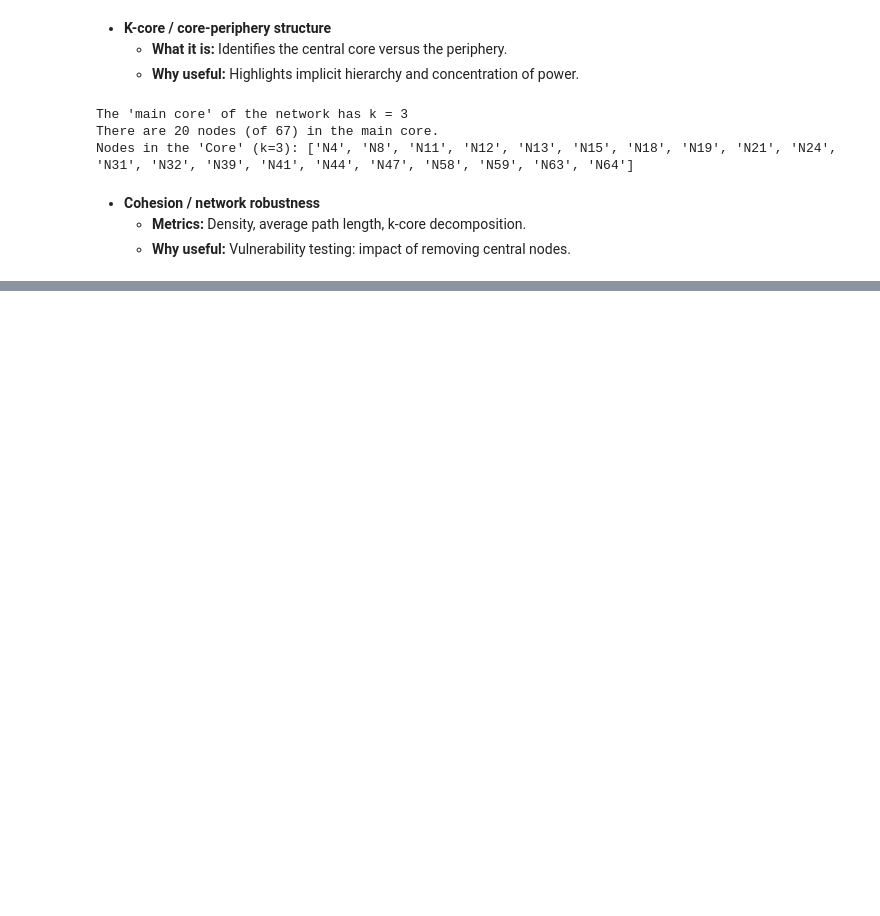
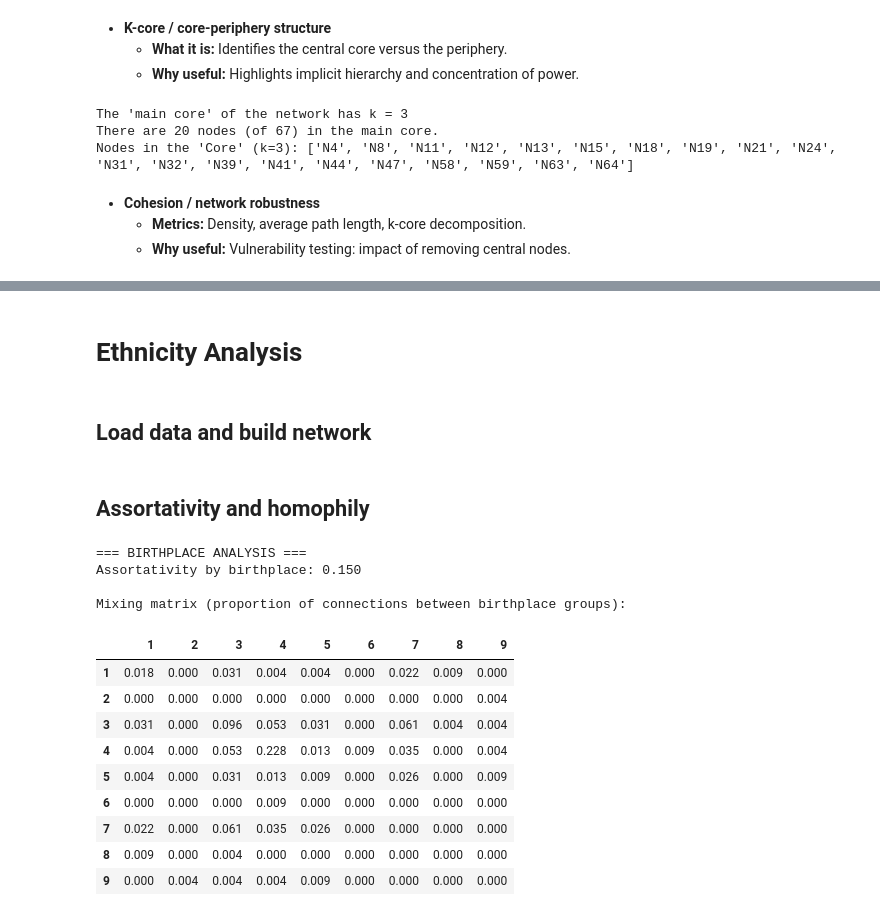
Before and after one commit to leovora/SNA_project, a Jupyter notebook: src/italian_gang.ipynb, the cells around one changed output, grey strips where cells are left out. Cells and saved outputs as stored; diff of their text form; code cells hidden in the pictures; blank space fills up the shorter version.

Commit message:
Added Ethnicity Analysis

```diff
--- a/src/italian_gang.ipynb
+++ b/src/italian_gang.ipynb
@@ -418,0 +419,2 @@ Network after removal of key nodes
+# %% [markdown]
+# Ethnicity Analysis
@@ -418,0 +425,2 @@ Network after removal of key nodes
+# %% [markdown]
+## Load data and build network
@@ -418,0 +440,31 @@ Network after removal of key nodes
+# %% [markdown]
+## Assortativity and homophily
+# %%
+print("\n=== BIRTHPLACE ANALYSIS ===")
+if all('country' in G.nodes[n] for n in G.nodes()):
+    r = nx.attribute_assortativity_coefficient(G, "country")
+    print(f"Assortativity by birthplace: {r:.3f}")
+
+    # Mixing matrix
+    mix = nx.attribute_mixing_matrix(G, "country", normalized=True)
+    ethnicities = sorted(set(nx.get_node_attributes(G, 'country').values()))
+    mix_df = pd.DataFrame(mix, index=ethnicities, columns=ethnicities)
+    print("\nMixing matrix (proportion of connections between birthplace groups):")
+    display(mix_df.round(3))
+else:
+    print("No 'country' attribute found in nodes.")
+# %% [output]
+=== BIRTHPLACE ANALYSIS ===
+Assortativity by birthplace: 0.150
+
+Mixing matrix (proportion of connections between birthplace groups):
+|  | 1 | 2 | 3 | 4 | 5 | 6 | 7 | 8 | 9 |
+| 1 | 0.018 | 0.000 | 0.031 | 0.004 | 0.004 | 0.000 | 0.022 | 0.009 | 0.000 |
+| 2 | 0.000 | 0.000 | 0.000 | 0.000 | 0.000 | 0.000 | 0.000 | 0.000 | 0.004 |
+| 3 | 0.031 | 0.000 | 0.096 | 0.053 | 0.031 | 0.000 | 0.061 | 0.004 | 0.004 |
+| 4 | 0.004 | 0.000 | 0.053 | 0.228 | 0.013 | 0.009 | 0.035 | 0.000 | 0.004 |
+| 5 | 0.004 | 0.000 | 0.031 | 0.013 | 0.009 | 0.000 | 0.026 | 0.000 | 0.009 |
+| 6 | 0.000 | 0.000 | 0.000 | 0.009 | 0.000 | 0.000 | 0.000 | 0.000 | 0.000 |
+| 7 | 0.022 | 0.000 | 0.061 | 0.035 | 0.026 | 0.000 | 0.000 | 0.000 | 0.000 |
+| 8 | 0.009 | 0.000 | 0.004 | 0.000 | 0.000 | 0.000 | 0.000 | 0.000 | 0.000 |
+| 9 | 0.000 | 0.004 | 0.004 | 0.004 | 0.009 | 0.000 | 0.000 | 0.000 | 0.000 |
```
Also changed, not shown: parts of 14 cells of this notebook, 1 other file.
